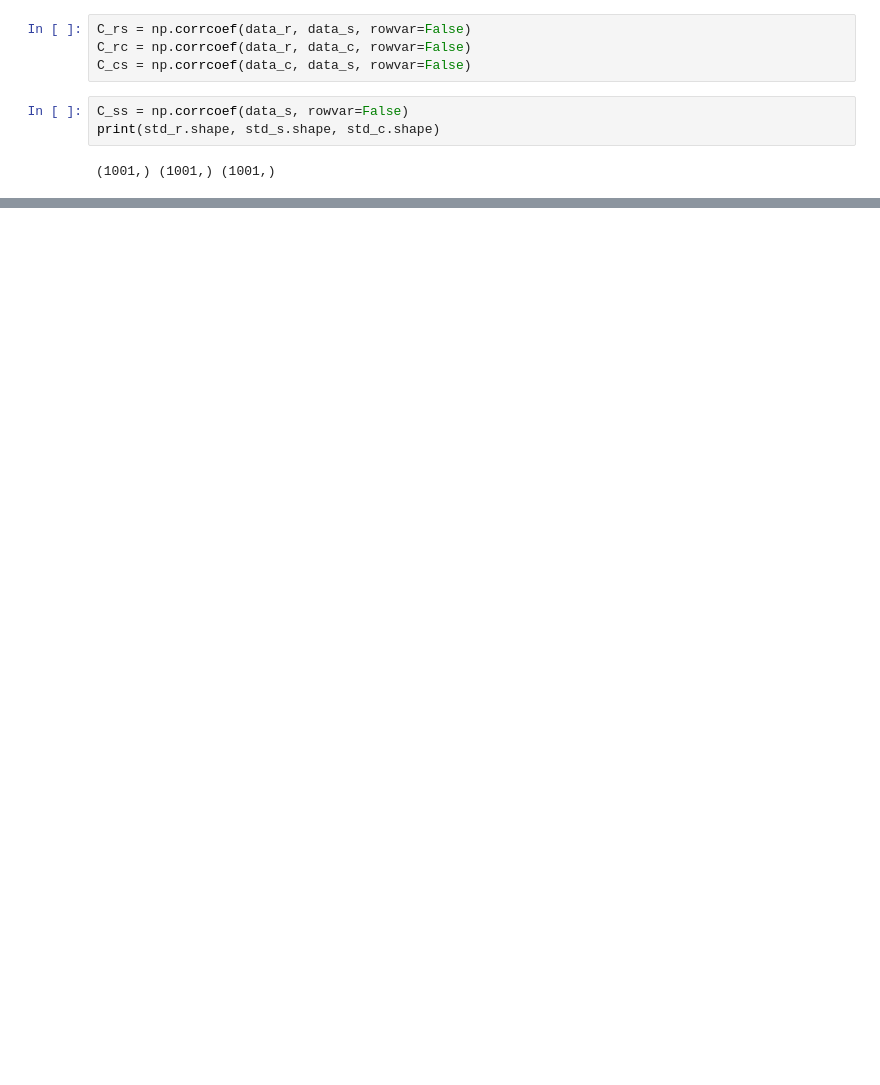
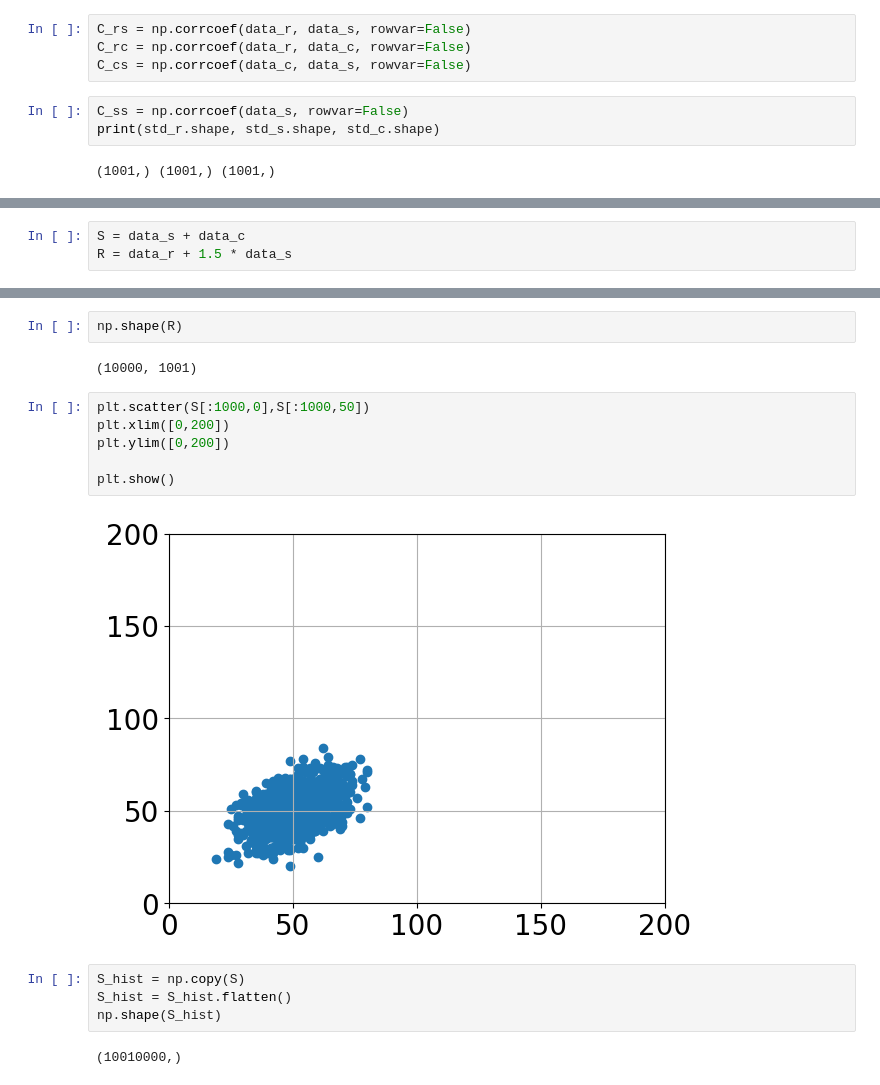
Before and after one commit to yfardella/Gillespie, a Jupyter notebook: Simple_plot_copy.ipynb, the cells around one changed output, grey strips where cells are left out. Cells and saved outputs as stored; diff of their text form; blank space fills up the shorter version.

```diff
--- a/Simple_plot_copy.ipynb
+++ b/Simple_plot_copy.ipynb
@@ -186,0 +191,3 @@ plt.show()
+# %%
+S = data_s + data_c
+R = data_r + 1.5 * data_s
@@ -186,0 +248,18 @@ plt.show()
+# %%
+np.shape(R)
+# %% [output]
+(10000, 1001)
+# %%
+plt.scatter(S[:1000,0],S[:1000,50])
+plt.xlim([0,200])
+plt.ylim([0,200])
+
+plt.show()
+# %% [output]
+[figure, added]
+# %%
+S_hist = np.copy(S)
+S_hist = S_hist.flatten()
+np.shape(S_hist)
+# %% [output]
+(10010000,)
```
Also changed, not shown: parts of 20 cells of this notebook, 4 other files.
